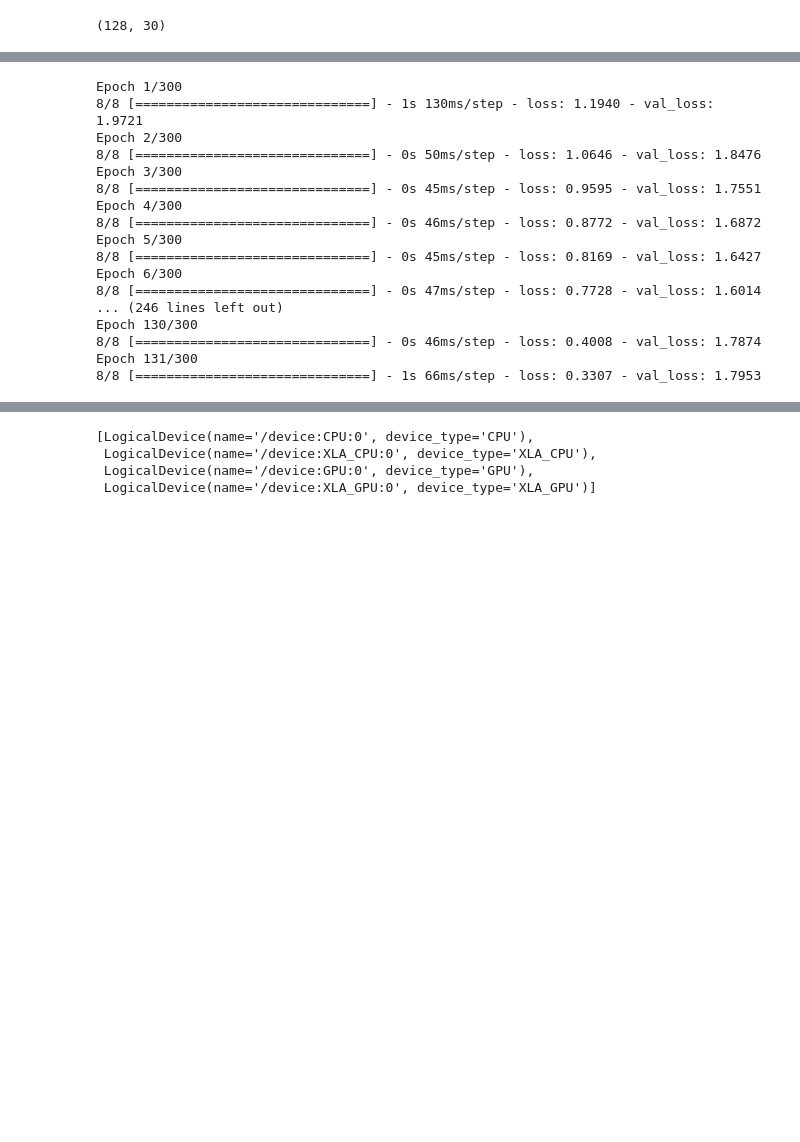
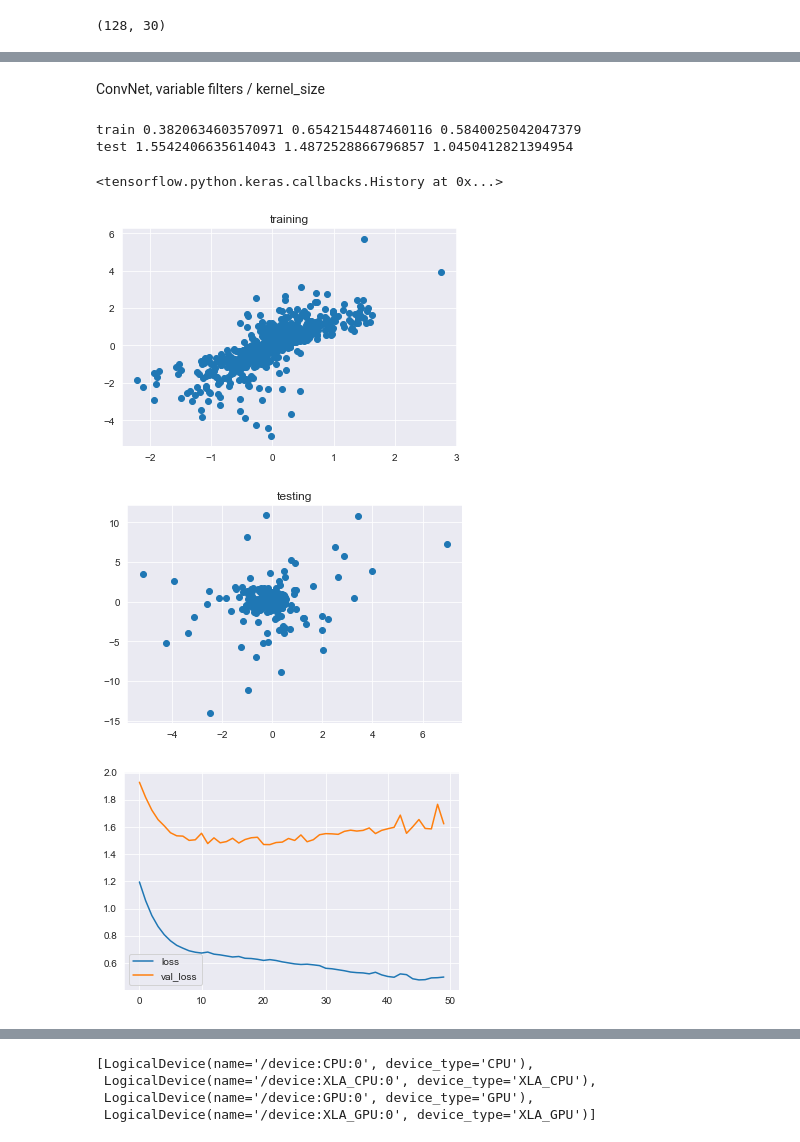
Before and after one commit to navin9292/Google_Wavenet-_Model, a Jupyter notebook: wavenet.ipynb, the cells around one changed output, grey strips where cells are left out. Cells and saved outputs as stored; diff of their text form; code cells hidden in the pictures; blank space fills up the shorter version.

Commit message:
compare with ordinary conv net

```diff
--- a/wavenet.ipynb
+++ b/wavenet.ipynb
@@ -103,38 +128,30 @@ hist
 # x = WaveNetBlock(filters=8, kernel_size=4, dilation_rate=2, activation='relu')(x)
 # x = WaveNetBlock(filters=16, kernel_size=2, dilation_rate=4, activation='relu')(x)
 # x = WaveNetBlock(filters=32, kernel_size=1, dilation_rate=8, activation='relu')(x)
+# %% [markdown]
+ConvNet, variable filters / kernel_size
 # %%
 x = i = Input(shape=(30, 1))
 x = BatchNormalization()(x)
 x = Convolution1D(filters=4, kernel_size=8, dilation_rate=1, padding='same', activation='relu')(x)
 x = Convolution1D(filters=8, kernel_size=4, dilation_rate=2, padding='same', activation='relu')(x)
 x = Convolution1D(filters=16, kernel_size=2, dilation_rate=4, padding='same', activation='relu')(x)
 x = Convolution1D(filters=32, kernel_size=1, dilation_rate=8, padding='same', activation='relu')(x)
 x = Flatten()(x)
 x = Dense(30, activation='relu', kernel_regularizer='l2')(x)
 # x = Dense(30, activation='relu', kernel_regularizer='l2')(x)
 x = Dense(1, activation='linear', kernel_regularizer='l2')(x)
 
 
 model = keras.Model(i, x)
 model.compile(optimizer=tensorflow.keras.optimizers.Adam(1e-3), loss='mae')
-hist = model.fit(train_data_gen, epochs=300, validation_data=test_data_gen)
+hist = model.fit(train_data_gen, epochs=50, validation_data=test_data_gen, verbose=0)
+evaluate_model(model, hist)
 hist
 # %% [output]
-Epoch 1/300
-8/8 [==============================] - 1s 130ms/step - loss: 1.1940 - val_loss: 1.9721
-Epoch 2/300
-8/8 [==============================] - 0s 50ms/step - loss: 1.0646 - val_loss: 1.8476
-Epoch 3/300
-8/8 [==============================] - 0s 45ms/step - loss: 0.9595 - val_loss: 1.7551
-Epoch 4/300
-8/8 [==============================] - 0s 46ms/step - loss: 0.8772 - val_loss: 1.6872
-Epoch 5/300
-8/8 [==============================] - 0s 45ms/step - loss: 0.8169 - val_loss: 1.6427
-Epoch 6/300
-8/8 [==============================] - 0s 47ms/step - loss: 0.7728 - val_loss: 1.6014
-... (246 lines left out)
-Epoch 130/300
-8/8 [==============================] - 0s 46ms/step - loss: 0.4008 - val_loss: 1.7874
-Epoch 131/300
-8/8 [==============================] - 1s 66ms/step - loss: 0.3307 - val_loss: 1.7953
+train 0.3820634603570971 0.6542154487460116 0.5840025042047379
+test 1.5542406635614043 1.4872528866796857 1.0450412821394954
+<tensorflow.python.keras.callbacks.History at 0x...>
+[figure, added]
+[figure, added]
+[figure, added]
```
Also changed, not shown: parts of 18 cells of this notebook.
